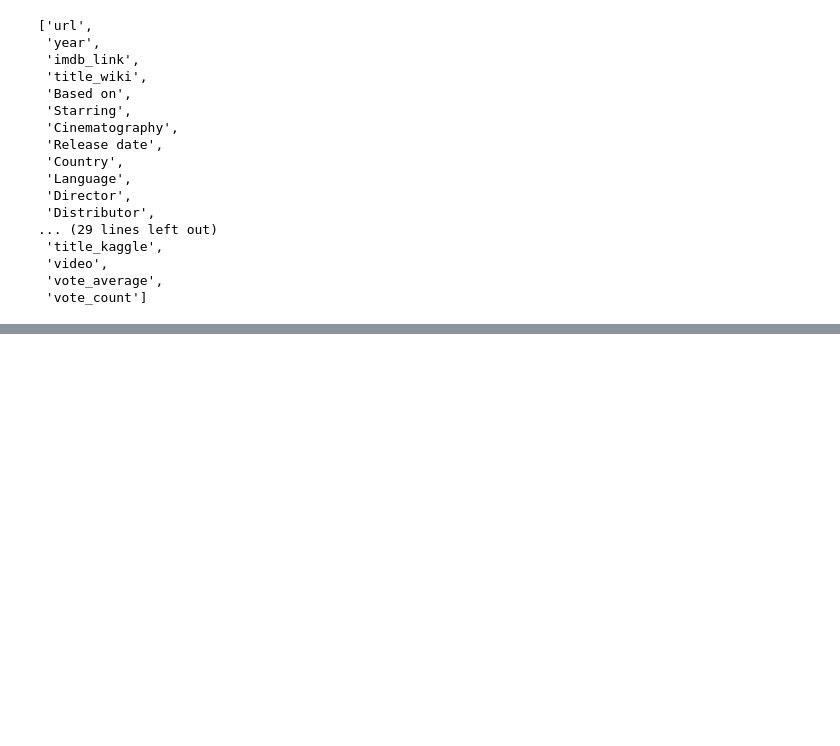
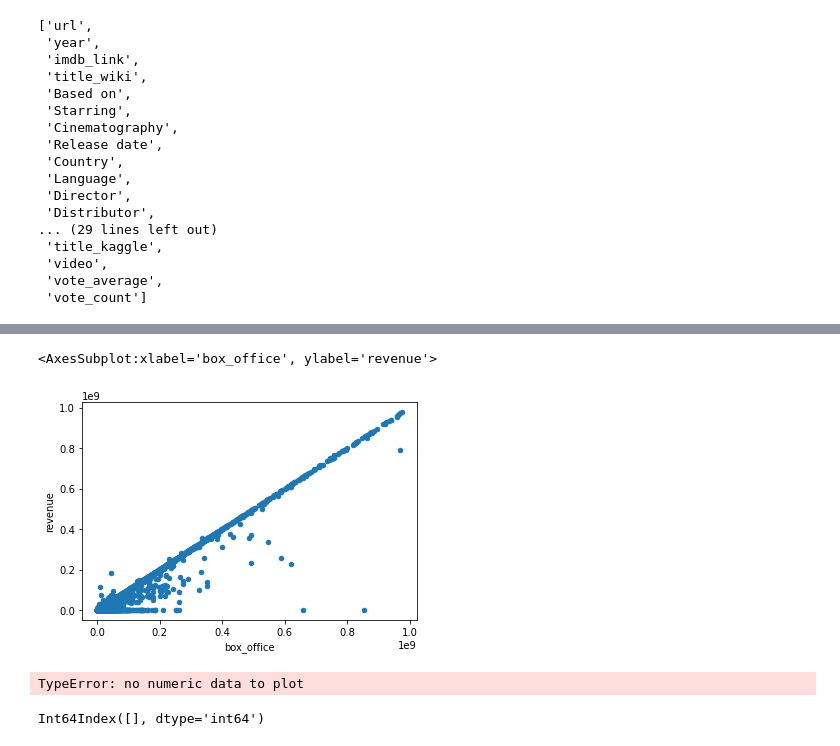
Before and after one commit to izzyd24/Movies-ETL, a Jupyter notebook: automated_pipeline.ipynb, the cells around one changed output, grey strips where cells are left out. Cells and saved outputs as stored; diff of their text form; code cells hidden in the pictures; blank space fills up the shorter version.

```diff
--- a/automated_pipeline.ipynb
+++ b/automated_pipeline.ipynb
@@ -921,0 +908,22 @@ Name: title_kaggle, dtype: object
+# %%
+# fix box_office vs revenue
+movies_df.fillna(0)[movies_df['box_office'] < 10**9].plot(x='box_office', y='revenue', kind='scatter')
+
+# output shows almost straight line; with some outliers towards x axis (wiki)
+# keep kaggle, zeros filled with wiki
+# %% [output]
+<AxesSubplot:xlabel='box_office', ylabel='revenue'>
+[figure, added]
+# %%
+# release_date_wiki vs release_date_kaggle
+# this is a non-numeric data column, can't rely on scatter directly
+# make line plot
+movies_df[['release_date_wiki','release_date_kaggle']].plot(x='release_date_wiki', y='release_date_kaggle', style='.')
+# when use the '.' in style, we can put dots
+# %% [output]
+TypeError: no numeric data to plot
+# %%
+# find index of from here to eternity movie that was merged with the holiday movie
+movies_df[(movies_df['release_date_wiki'] > '1996-01-01') & (movies_df['release_date_kaggle'] < '1965-01-01')].index
+# %% [output]
+Int64Index([], dtype='int64')
```
Also changed, not shown: parts of 19 cells of this notebook.
